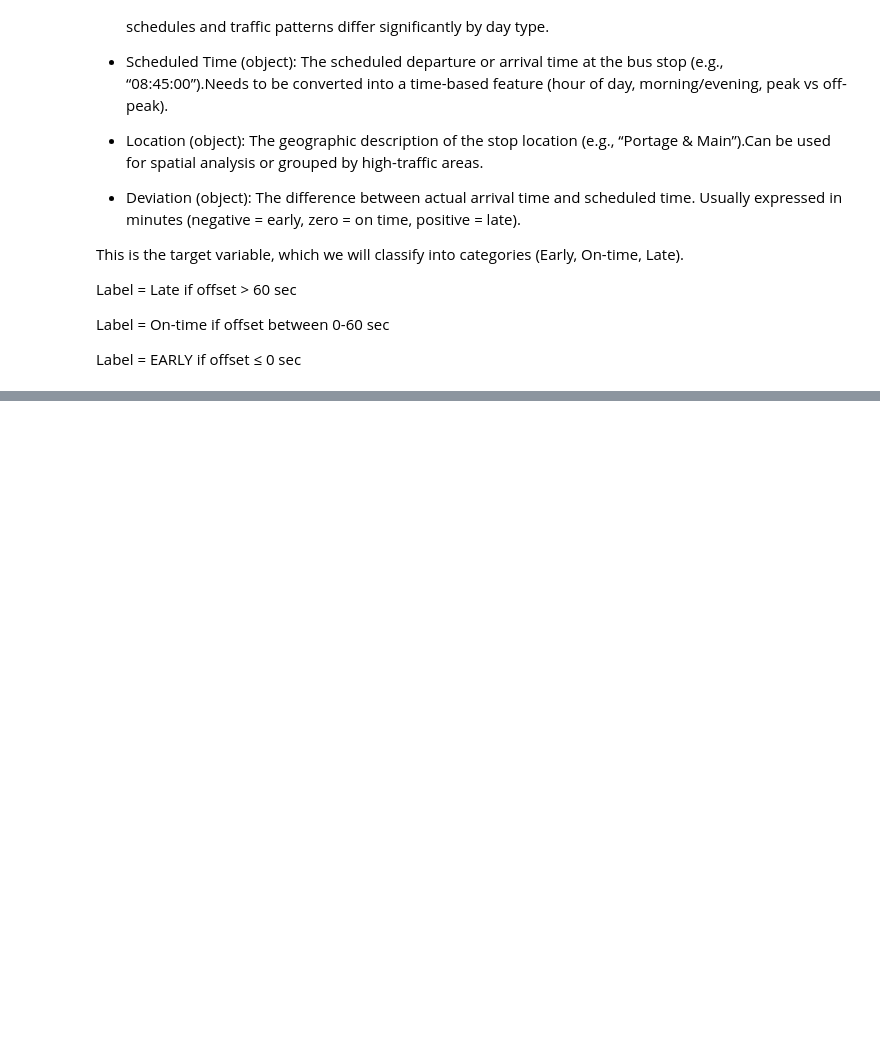
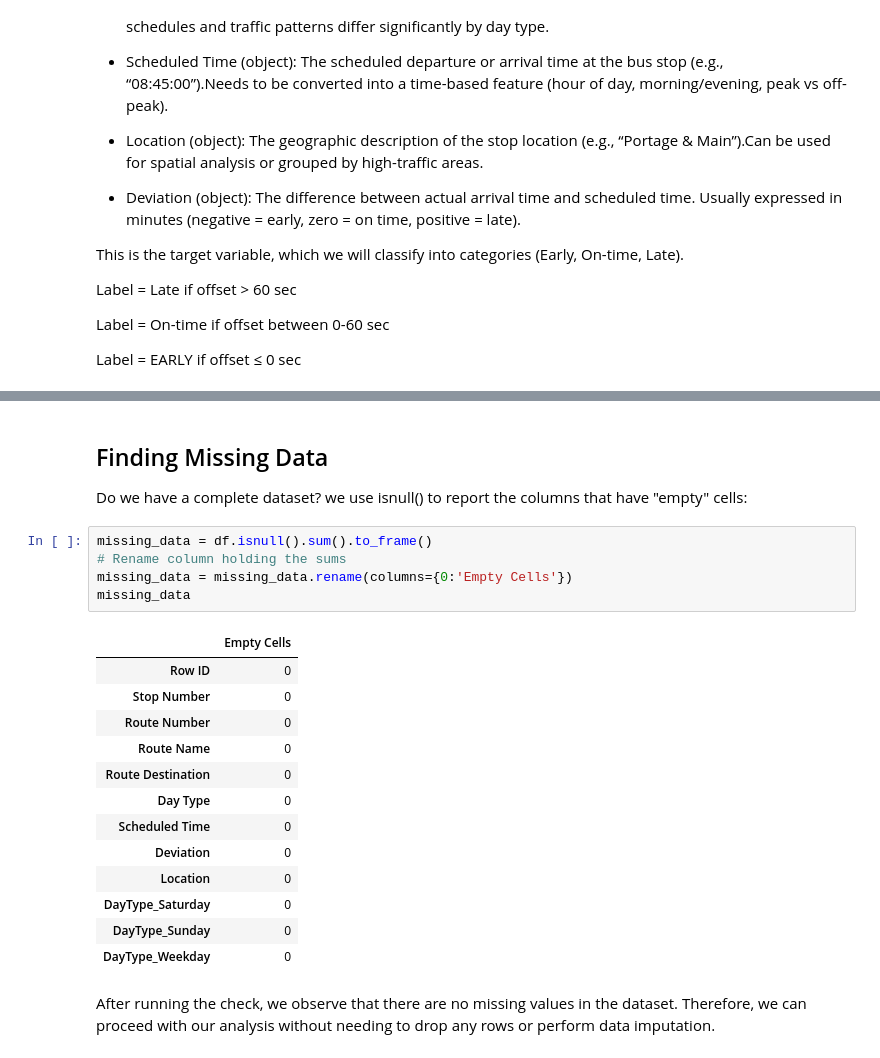
Before and after one commit to buildwithdemis/machinelearning, a Jupyter notebook: Winnipeg_Transit_On_Time_Performance.ipynb, the cells around one changed output, grey strips where cells are left out. Saved outputs shown, nothing was run; the diff lists cells and outputs as text; blank space fills up the shorter version.

```diff
--- a/Winnipeg_Transit_On_Time_Performance.ipynb
+++ b/Winnipeg_Transit_On_Time_Performance.ipynb
@@ -105,0 +139,24 @@ Label = EARLY if offset ≤ 0 sec
+# %% [markdown]
+## Finding Missing Data
+Do we have a complete dataset? we use isnull() to report the columns that have "empty" cells:
+# %%
+missing_data = df.isnull().sum().to_frame()
+# Rename column holding the sums
+missing_data = missing_data.rename(columns={0:'Empty Cells'})
+missing_data
+# %% [output]
+|  | Empty Cells |
+| Row ID | 0 |
+| Stop Number | 0 |
+| Route Number | 0 |
+| Route Name | 0 |
+| Route Destination | 0 |
+| Day Type | 0 |
+| Scheduled Time | 0 |
+| Deviation | 0 |
+| Location | 0 |
+| DayType_Saturday | 0 |
+| DayType_Sunday | 0 |
+| DayType_Weekday | 0 |
+# %% [markdown]
+After running the check, we observe that there are no missing values in the dataset. Therefore, we can proceed with our analysis without needing to drop any rows or perform data imputation.
```
Also changed, not shown: parts of 45 cells of this notebook.
